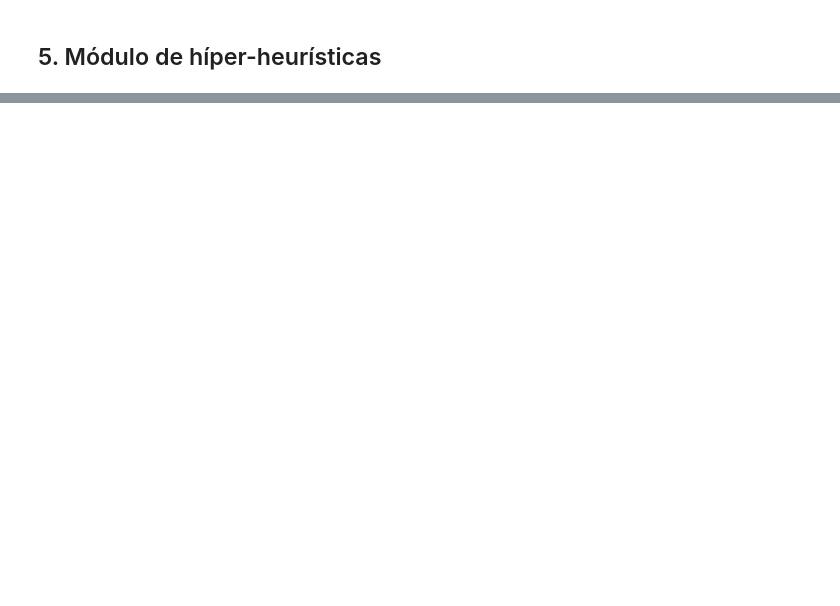
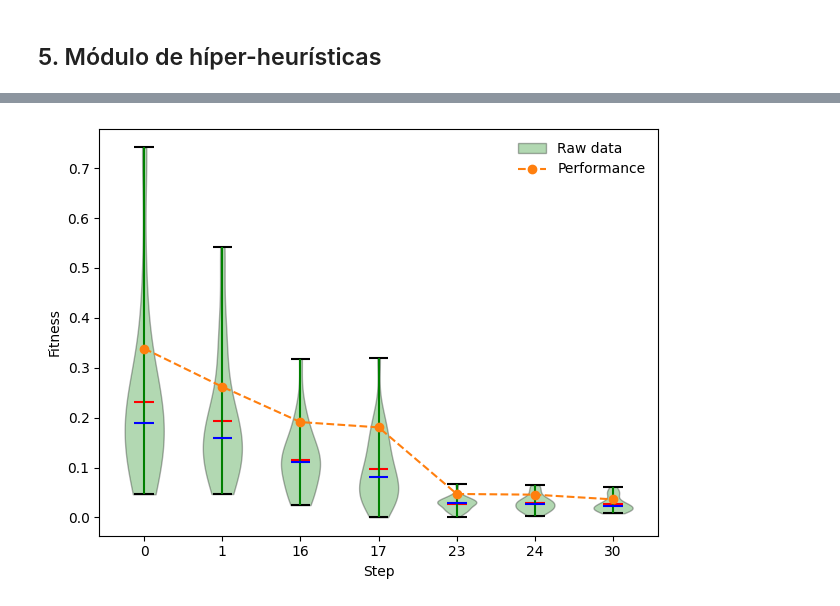
Before and after one commit to jcrvz/customhys, a Jupyter notebook: examples/tutorial_in_spanish.ipynb, the cells around one changed output, grey strips where cells are left out. Saved outputs shown, nothing was run; the diff lists cells and outputs as text; code cells hidden in the pictures; blank space fills up the shorter version.

```diff
--- a/examples/tutorial_in_spanish.ipynb
+++ b/examples/tutorial_in_spanish.ipynb
@@ -532,2 +524,4 @@ full_data.iloc()[-1]
+# %%
+full_data = tl.read_json("./data_files/raw/Griewank-5D-Exp1.json")
 # %%
 tl.printmsk(full_data)
@@ -575,0 +546,12 @@ for ii in range(num_steps):
+# %%
+num_steps = len(full_data)
+# print(full_data['details'])
+# historical_fitness = [[x[['fitness']][-1] for x in historical] for historical in full_data['details']]
+historical_fitness = [x['details']['fitness'] for x in full_data]
+performances = [x['performance'] for x in full_data]
+steps = [x['step'] for x in full_data]
+# %%
+from customhys import visualisation as vis
+vis.show_performance_overview(steps, historical_fitness, performances)
+# %% [output]
+[figure, added]
```
Also changed, not shown: parts of 20 cells of this notebook, 4 other files.
